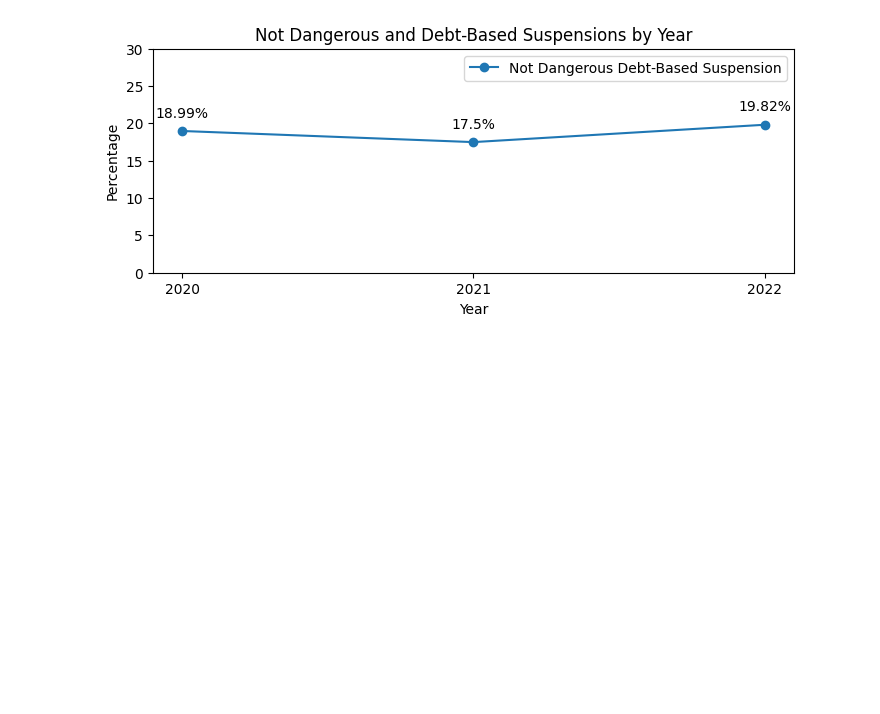
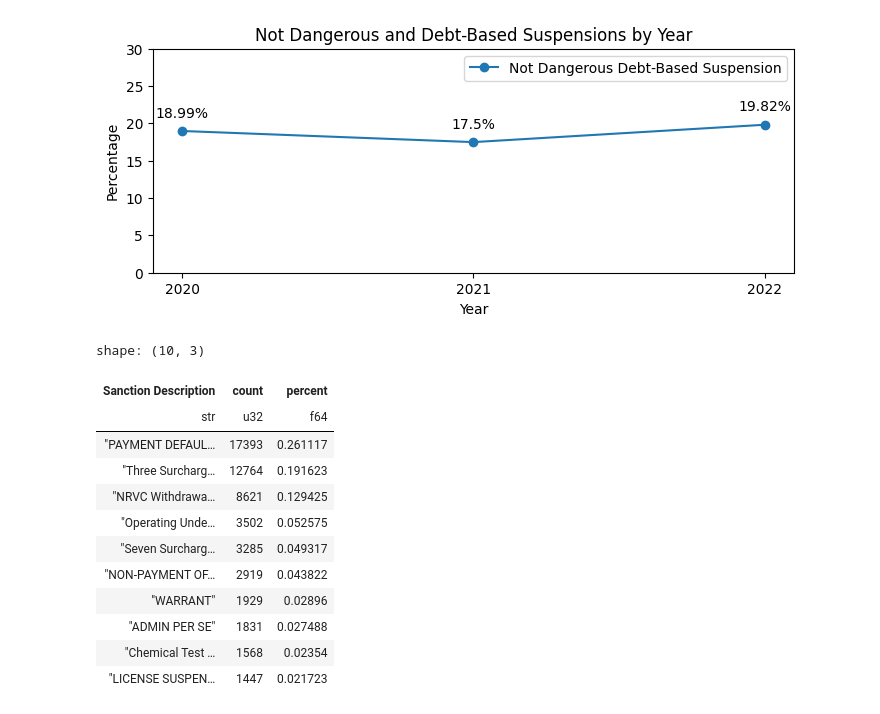
Before and after one commit to BU-Spark/ds4g-livable-streets-debt, a Jupyter notebook: analysis/discovery.ipynb, the cells around one changed output. Cells and saved outputs as stored; diff of their text form; code cells hidden in the pictures; blank space fills up the shorter version.

```diff
--- a/analysis/discovery.ipynb
+++ b/analysis/discovery.ipynb
@@ -348,3 +356,26 @@ temp = cur_suspended['Description'].extend(suspension['Description']).extend(rei
 # to prevent constant rewrites
 if not pathlib.Path.exists(data_path.joinpath('suspension_reasons.csv')):
     temp.value_counts().sort('count', descending=True).to_pandas().to_csv(data_path.joinpath('suspension_reasons.csv'), index=False)
+# %%
+rein_2020 = reinstatement.filter(pl.col('Year Reinstated') == 2020)
+rein_2021 = reinstatement.filter(pl.col('Year Reinstated') == 2021)
+rein_2022 = reinstatement.filter(pl.col('Year Reinstated') == 2022)
+# %%
+rein_2020.group_by('Sanction Description').agg(
+    pl.count('Sanction Description').alias('count'),
+    (pl.count('Sanction Description')/rein_2020.shape[0]).alias('percent')
+    ).sort('count', descending=True).head(10)
+# %% [output]
+shape: (10, 3)
+| Sanction Description | count | percent |
+| str | u32 | f64 |
+| "PAYMENT DEFAUL… | 17393 | 0.261117 |
+| "Three Surcharg… | 12764 | 0.191623 |
+| "NRVC Withdrawa… | 8621 | 0.129425 |
+| "Operating Unde… | 3502 | 0.052575 |
+| "Seven Surcharg… | 3285 | 0.049317 |
+| "NON-PAYMENT OF… | 2919 | 0.043822 |
+| "WARRANT" | 1929 | 0.02896 |
+| "ADMIN PER SE" | 1831 | 0.027488 |
+| "Chemical Test … | 1568 | 0.02354 |
+| "LICENSE SUSPEN… | 1447 | 0.021723 |
```
Also changed, not shown: parts of 5 cells of this notebook, 2 other files.
